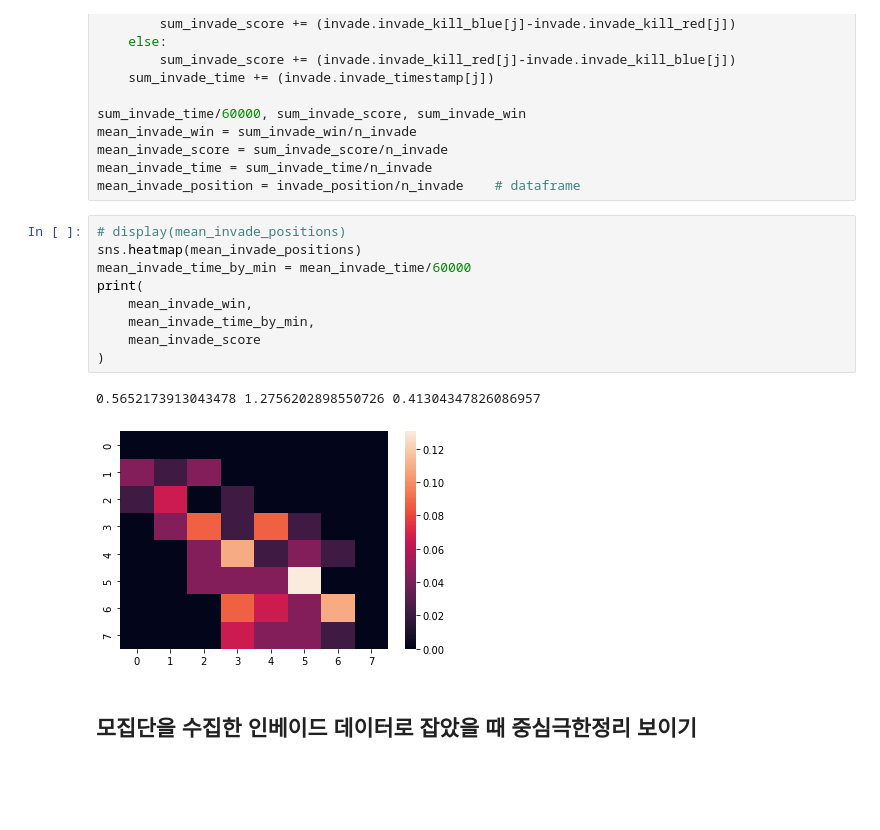
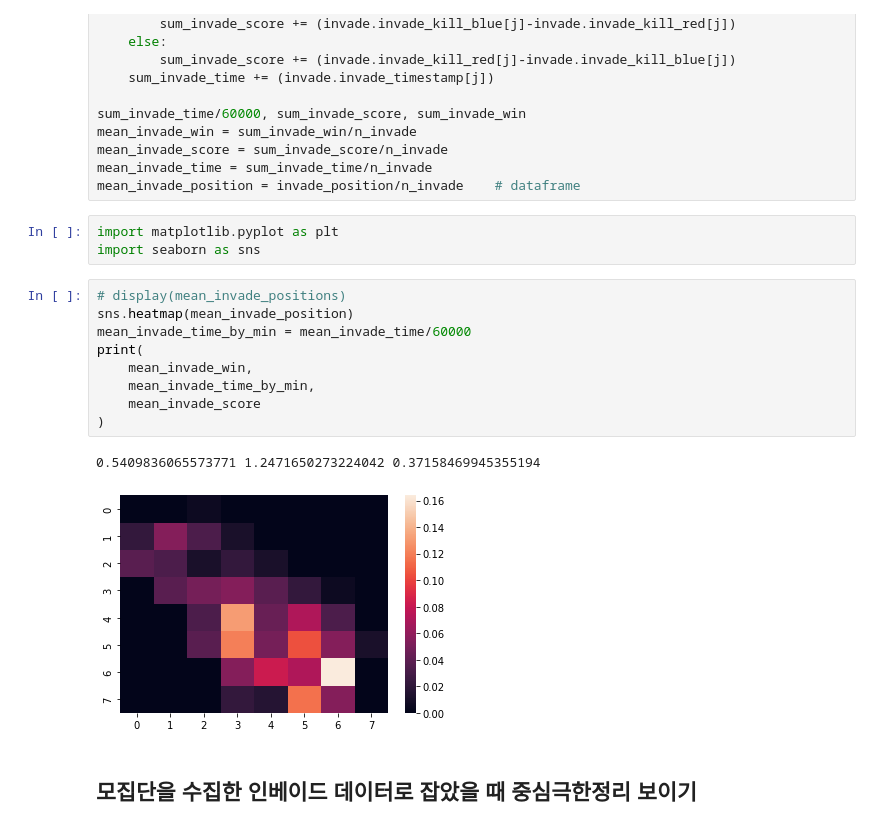
Before and after one commit to FireMoth-Yellme/LoL-Stat, a Jupyter notebook: data-mining/Jinx/인베를가는게 옳을까.ipynb, the cells around one changed output. Drawn from its saved outputs; the diff is of its cells as text; blank space fills up the shorter version.

```diff
--- a/data-mining/Jinx/인베를가는게 옳을까.ipynb
+++ b/data-mining/Jinx/인베를가는게 옳을까.ipynb
@@ -149,18 +153,21 @@ mean_invade_win = sum_invade_win/n_invade
 mean_invade_score = sum_invade_score/n_invade
 mean_invade_time = sum_invade_time/n_invade
 mean_invade_position = invade_position/n_invade    # dataframe
+# %%
+import matplotlib.pyplot as plt
+import seaborn as sns
 # %%
 # display(mean_invade_positions)
-sns.heatmap(mean_invade_positions)
+sns.heatmap(mean_invade_position)
 mean_invade_time_by_min = mean_invade_time/60000
 print(
     mean_invade_win,
     mean_invade_time_by_min,
     mean_invade_score
 )
 # %% [output]
-0.5652173913043478 1.2756202898550726 0.41304347826086957
+0.5409836065573771 1.2471650273224042 0.37158469945355194
-[figure, old version]
+[figure, new version]
 # %% [markdown]
 ## 모집단을 수집한 인베이드 데이터로 잡았을 때 중심극한정리 보이기
 # %%
```
Also changed, not shown: parts of 22 cells of this notebook, 8 other files.
